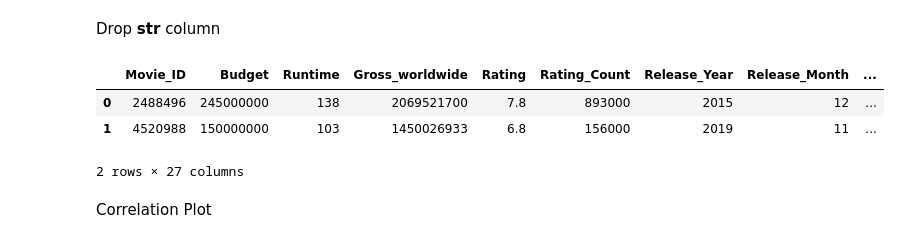
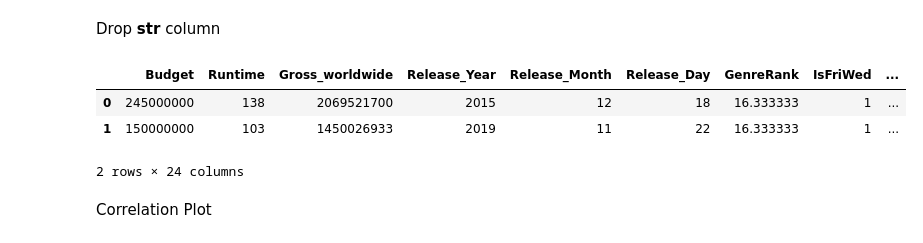
Before and after one commit to theobmgit/bor-prediction-analysis, a Jupyter notebook: notebook/MachineLearning.ipynb, the cells around one changed output. Saved outputs shown, nothing was run; the diff lists cells and outputs as text; code cells hidden in the pictures.

```diff
--- a/notebook/MachineLearning.ipynb
+++ b/notebook/MachineLearning.ipynb
@@ -39,13 +39,15 @@ Drop **str** column
 # %%
 for index in data.columns:
     if type(data[index][0])== str:
         data=data.drop(index,axis=1)
+# Drop Movie_ID, Rating, Rating_Count
+data.drop(['Movie_ID','Rating','Rating_Count'],axis=1,inplace=True)
 data.head(2)
 # %% [output]
-|  | Movie_ID | Budget | Runtime | Gross_worldwide | Rating | Rating_Count | Release_Year | Release_Month | ... |
-| 0 | 2488496 | 245000000 | 138 | 2069521700 | 7.8 | 893000 | 2015 | 12 | ... |
-| 1 | 4520988 | 150000000 | 103 | 1450026933 | 6.8 | 156000 | 2019 | 11 | ... |
+|  | Budget | Runtime | Gross_worldwide | Release_Year | Release_Month | Release_Day | GenreRank | IsFriWed | ... |
+| 0 | 245000000 | 138 | 2069521700 | 2015 | 12 | 18 | 16.333333 | 1 | ... |
+| 1 | 150000000 | 103 | 1450026933 | 2019 | 11 | 22 | 16.333333 | 1 | ... |
-2 rows × 27 columns
+2 rows × 24 columns
 # %% [markdown]
 Correlation Plot
 # %%
```
Also changed, not shown: parts of 51 cells of this notebook.
